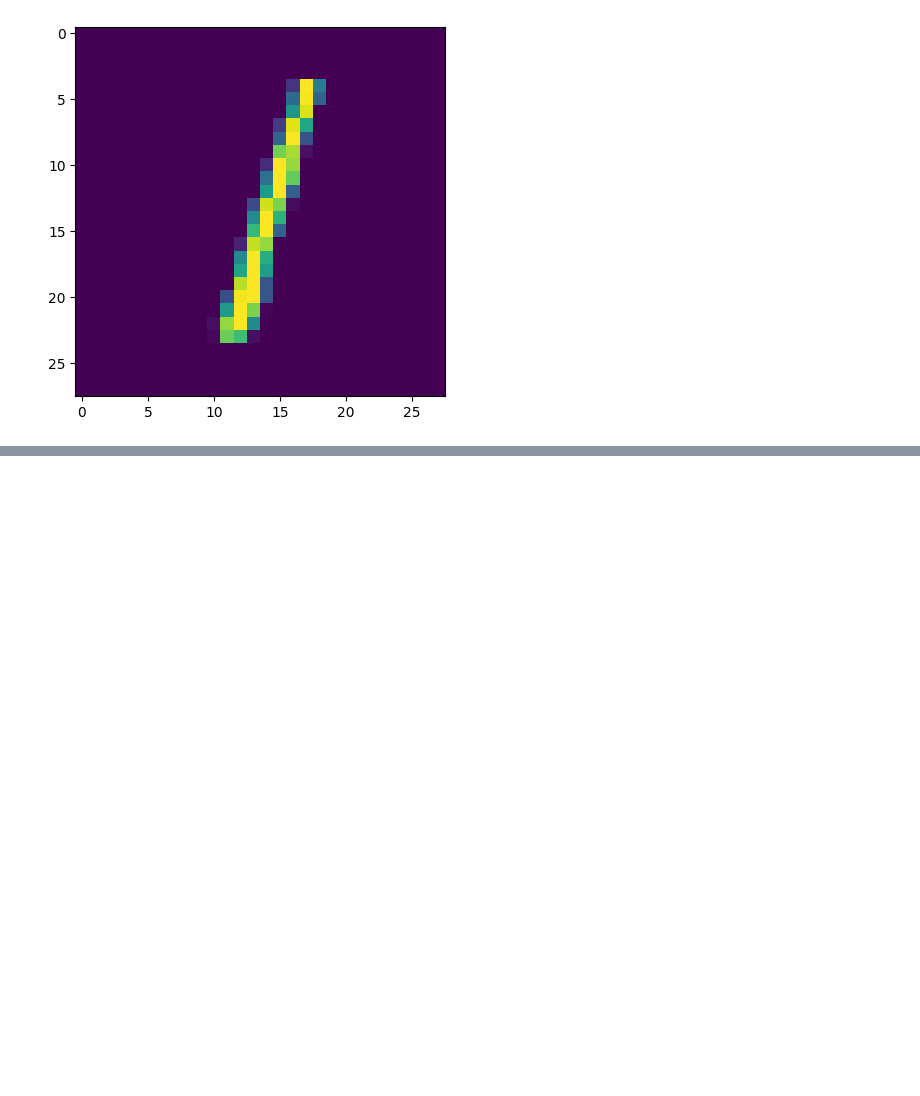
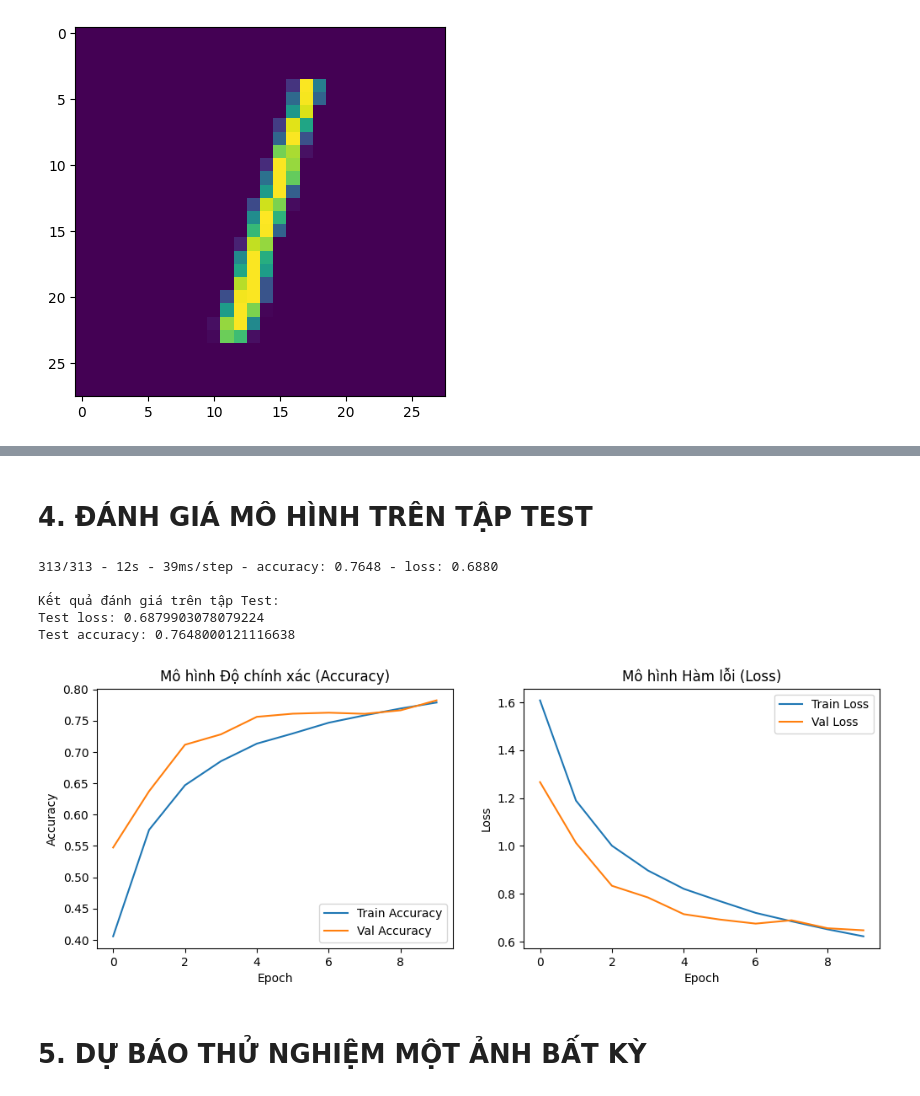
Before and after one commit to HoangThai2k5/THDeepLearning, a Jupyter notebook: Tuan3.ipynb, the cells around one changed output, grey strips where cells are left out. Saved outputs shown, nothing was run; the diff lists cells and outputs as text; code cells hidden in the pictures; blank space fills up the shorter version.

```diff
--- a/Tuan3.ipynb
+++ b/Tuan3.ipynb
@@ -226,0 +377,36 @@ plt.show()
+# %% [markdown]
+# 4. ĐÁNH GIÁ MÔ HÌNH TRÊN TẬP TEST
+# %%
+score = model.evaluate(X_test, y_test_label, verbose=2)
+print('\nKết quả đánh giá trên tập Test:')
+print('Test loss:', score[0])
+print('Test accuracy:', score[1])
+
+# Biểu đồ hiển thị sự thay đổi của Accuracy qua các epoch
+plt.figure(figsize=(12, 4))
+plt.subplot(1, 2, 1)
+plt.plot(model_fit.history['accuracy'], label='Train Accuracy')
+plt.plot(model_fit.history['val_accuracy'], label='Val Accuracy')
+plt.title('Mô hình Độ chính xác (Accuracy)')
+plt.xlabel('Epoch')
+plt.ylabel('Accuracy')
+plt.legend()
+
+# Biểu đồ hiển thị sự thay đổi của Loss qua các epoch
+plt.subplot(1, 2, 2)
+plt.plot(model_fit.history['loss'], label='Train Loss')
+plt.plot(model_fit.history['val_loss'], label='Val Loss')
+plt.title('Mô hình Hàm lỗi (Loss)')
+plt.xlabel('Epoch')
+plt.ylabel('Loss')
+plt.legend()
+plt.show()
+# %% [output]
+313/313 - 12s - 39ms/step - accuracy: 0.7648 - loss: 0.6880
+
+Kết quả đánh giá trên tập Test:
+Test loss: 0.6879903078079224
+Test accuracy: 0.7648000121116638
+[figure, added]
+# %% [markdown]
+# 5. DỰ BÁO THỬ NGHIỆM MỘT ẢNH BẤT KỲ
```
Also changed, not shown: parts of 10 cells of this notebook.
